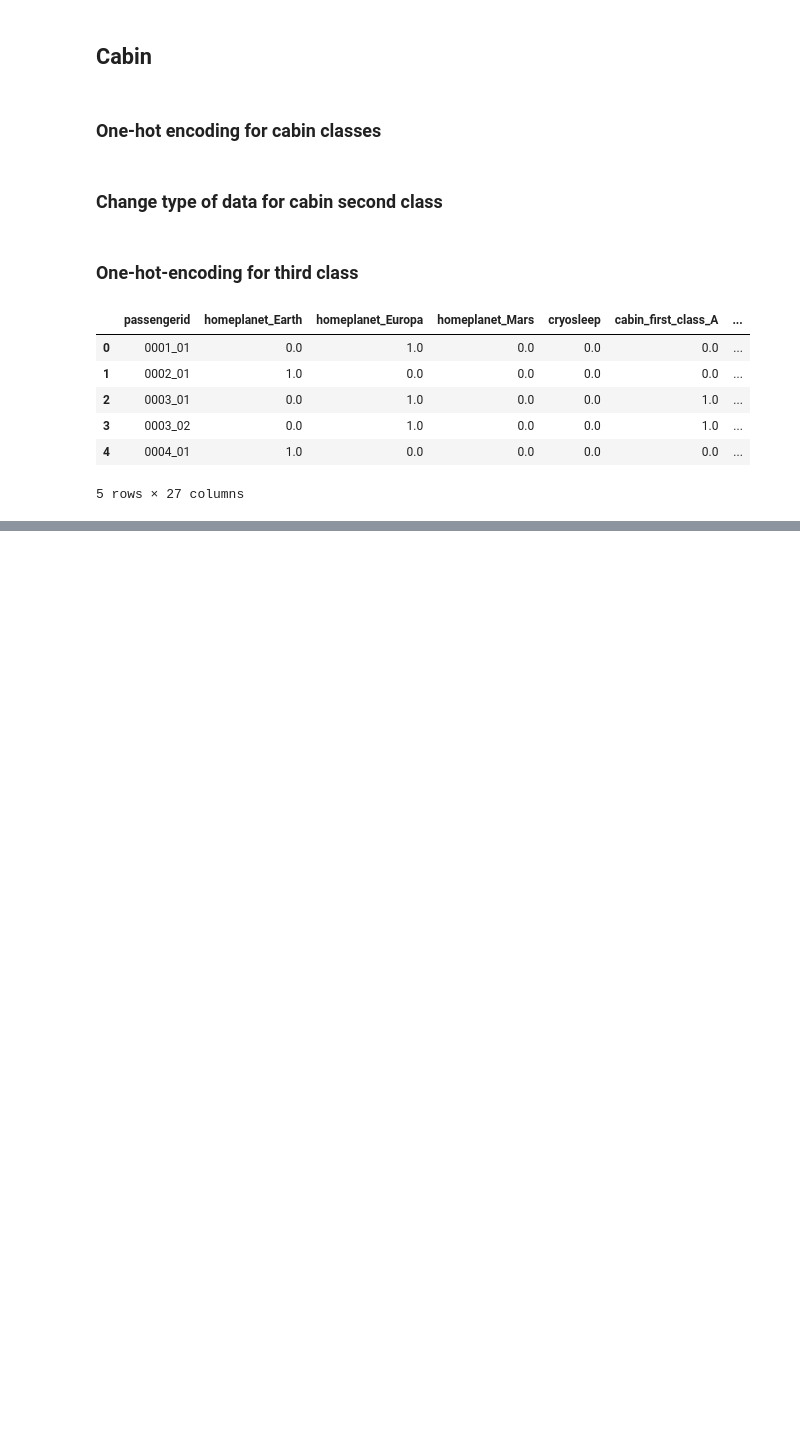
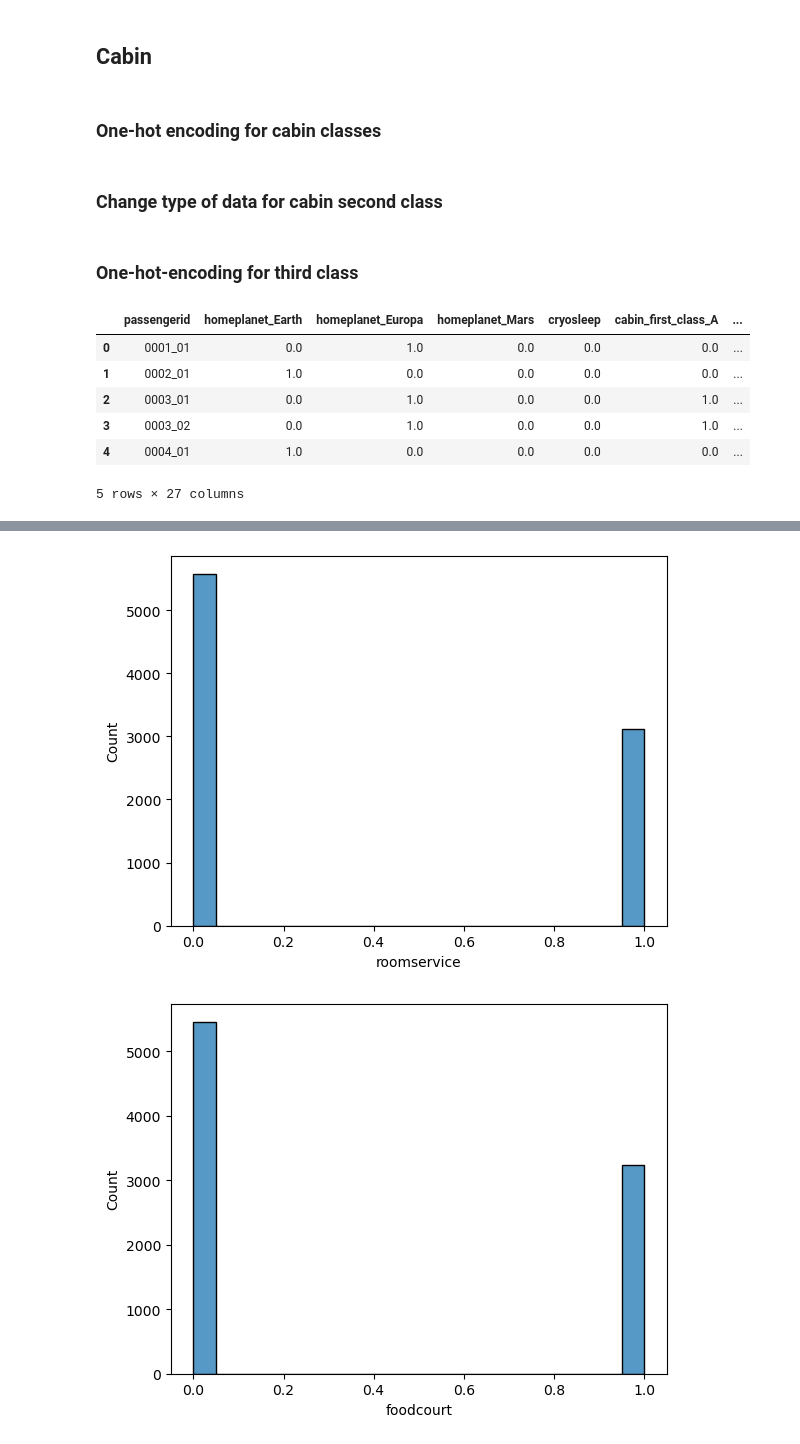
Before and after one commit to heereenveen/Kaggle, a Jupyter notebook: Spaceship Titanic/spaceship_titanic.ipynb, the cells around one changed output, grey strips where cells are left out. Cells and saved outputs as stored; diff of their text form; code cells hidden in the pictures; blank space fills up the shorter version.

```diff
--- a/Spaceship Titanic/spaceship_titanic.ipynb
+++ b/Spaceship Titanic/spaceship_titanic.ipynb
@@ -356,0 +359,12 @@ data_train.head()
+# %%
+our_columns = ['roomservice', 'foodcourt', 'shoppingmall', 'spa', 'vrdeck']
+
+for i in our_columns:
+    sns.histplot(data=data_train, x=i, bins=20)
+    plt.show()
+
+for i in data_train.columns:
+    if i in our_columns:
+        print(f'Count of zero values in column {i} : {(data_train[i] == 0).sum()}')
+        print(f'Count of non zero values in column {i} : {(data_train[i] > 0).sum()}')
+        data_train[i] = (data_train[i] > 0).astype(int)
@@ -356,0 +387,7 @@ data_train.head()
+# %%
+for i in our_columns:
+    sns.histplot(data=data_train, x=i, bins=20)
+    plt.show()
+# %% [output]
+[figure, added]
+[figure, added]
```
Also changed, not shown: parts of 4 cells of this notebook.
